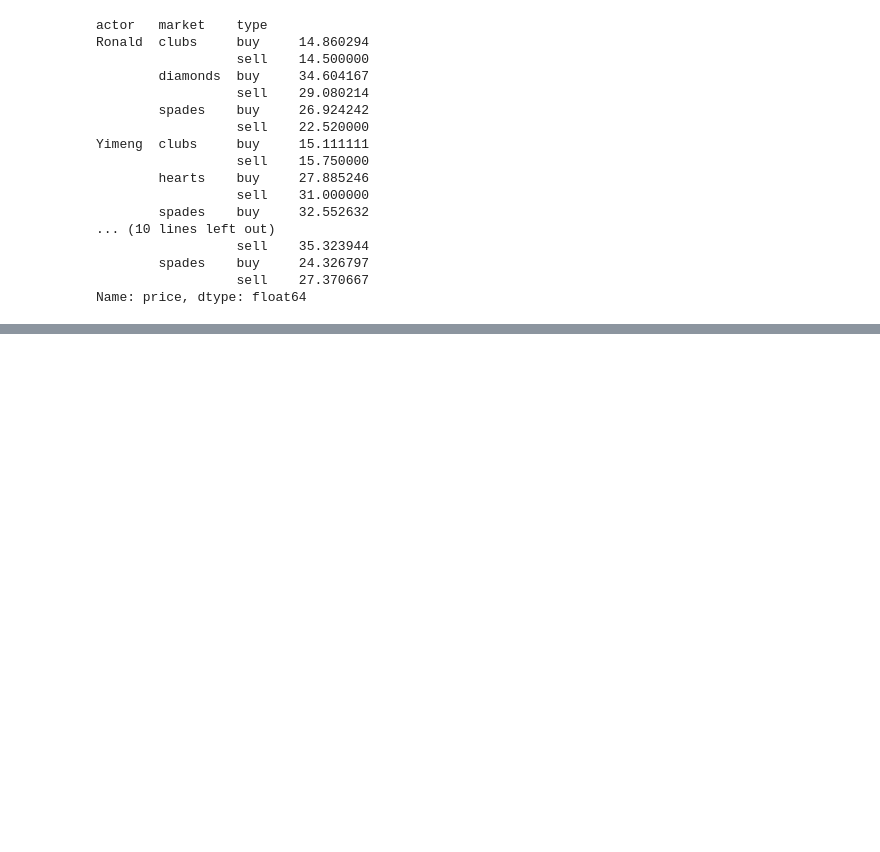
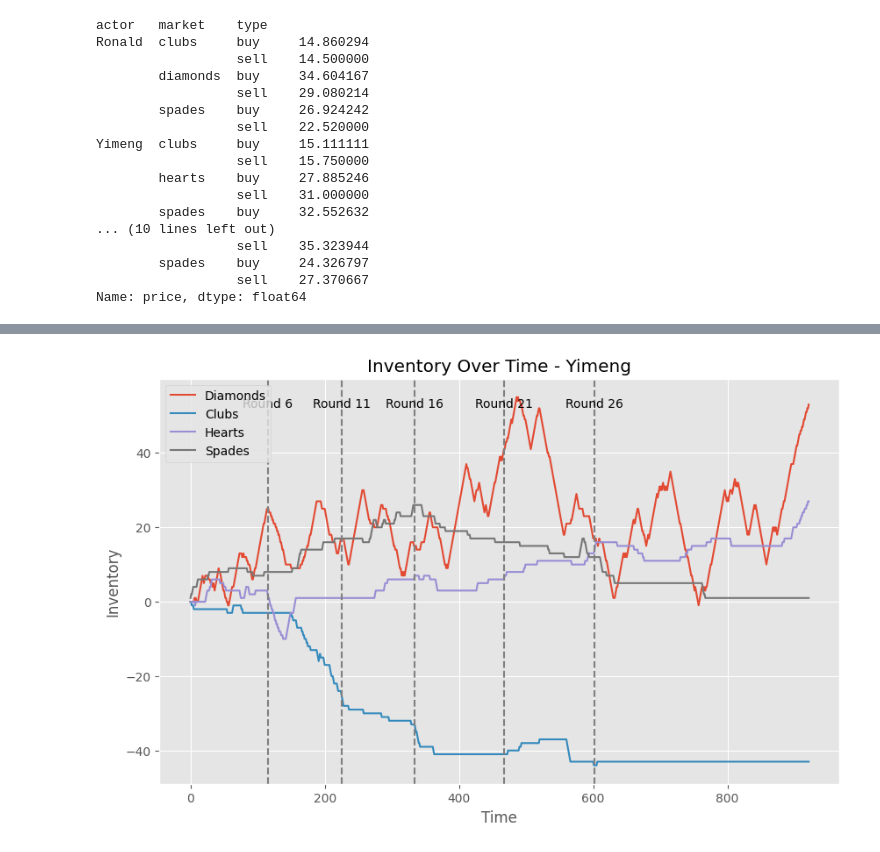
Before and after one commit to xinzhan18/Imperial_derivative_group7, a Jupyter notebook: derivative_code_analysis.ipynb, the cells around one changed output, grey strips where cells are left out. Drawn from its saved outputs; the diff is of its cells as text; code cells hidden in the pictures; blank space fills up the shorter version.

Commit message:
add functions for analyzing inventory over time

```diff
--- a/derivative_code_analysis.ipynb
+++ b/derivative_code_analysis.ipynb
@@ -224,0 +233,29 @@ Name: price, dtype: float64
+# %%
+def get_related_trades(trades, actor, color):
+    df = trades[(trades['actor'] == actor) | (trades['market'] == color)]
+    df = df.reset_index()
+    return df
+# %%
+def get_inv_by_row(df, hostcolor):
+    for color in ['diamonds', 'clubs', 'hearts', 'spades']:
+        colname = 'inv_' + color
+        df[colname] = 0
+    inv = {'diamonds': 0, 'clubs': 0, 'hearts': 0, 'spades':0}
+    for i in range(0, len(df)):
+        color = df.at[i, 'market']
+        action = df.at[i, 'type']
+        if color == hostcolor:
+            if action == 'buy':
+                inv[color] = inv[color] - 1
+            else:
+                inv[color] = inv[color] + 1
+        else:
+            if action == 'buy':
+                inv[color] = inv[color] + 1
+            else:
+                inv[color] = inv[color] - 1
+        df.at[i, 'inv_diamonds'] = inv['diamonds']
+        df.at[i, 'inv_clubs'] = inv['clubs']
+        df.at[i, 'inv_hearts'] = inv['hearts']
+        df.at[i, 'inv_spades'] = inv['spades']
+    df = df.set_index('time').sort_index()
@@ -224,0 +295,12 @@ Name: price, dtype: float64
+# %%
+trades = pd.DataFrame(data1['trades'])
+trades['time'] = pd.to_datetime(trades['created_at'])
+trades['actor'] = trades['actor'].map({
+    '6c314841-1137-4f22-8285-53b02057ee8f': 'Yimeng',
+    'dc16afcd-8787-45fd-8921-a531ec0cefa1': 'xin',
+    '41532ea6-2bbe-4327-aafa-5d97b4d52457': 'Ronald',
+    'f6ee3ebc-f691-4e17-9b78-a22488bdaa2e': 'jacky'
+    })
+trades = trades.set_index('created_at').sort_index()
+trades = trades.reset_index()
+trades
@@ -224,0 +321,6 @@ Name: price, dtype: float64
+# %%
+diamonds_tra = get_related_trades(trades, 'Yimeng', 'diamonds')
+get_inv_by_row(diamonds_tra, 'diamonds')
+plot_inv(diamonds_tra, 'Yimeng')
+# %% [output]
+[figure, added]
```
Also changed, not shown: parts of 13 cells of this notebook, 8 other files.
